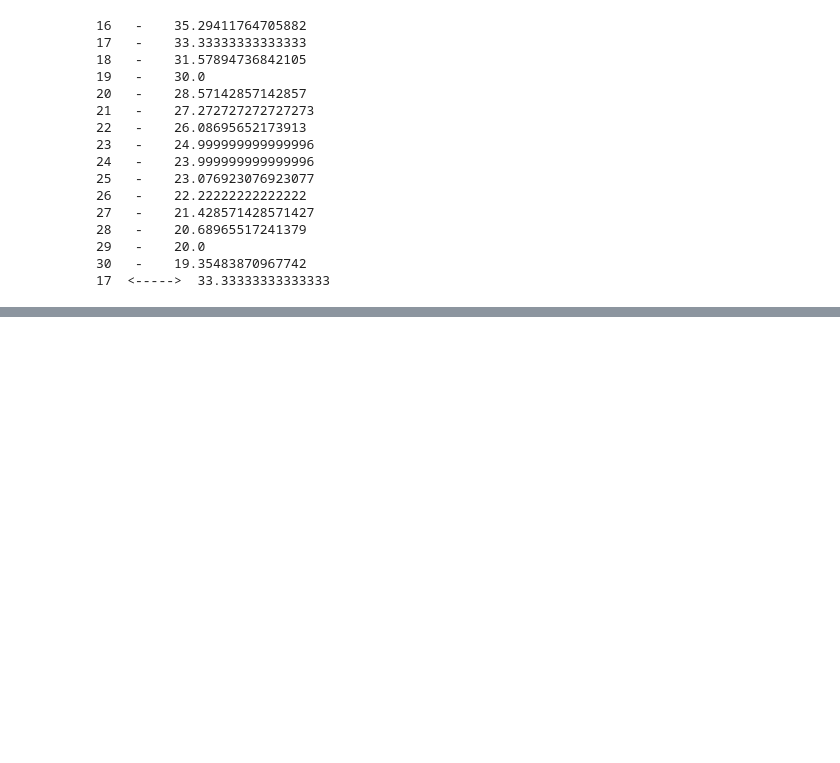
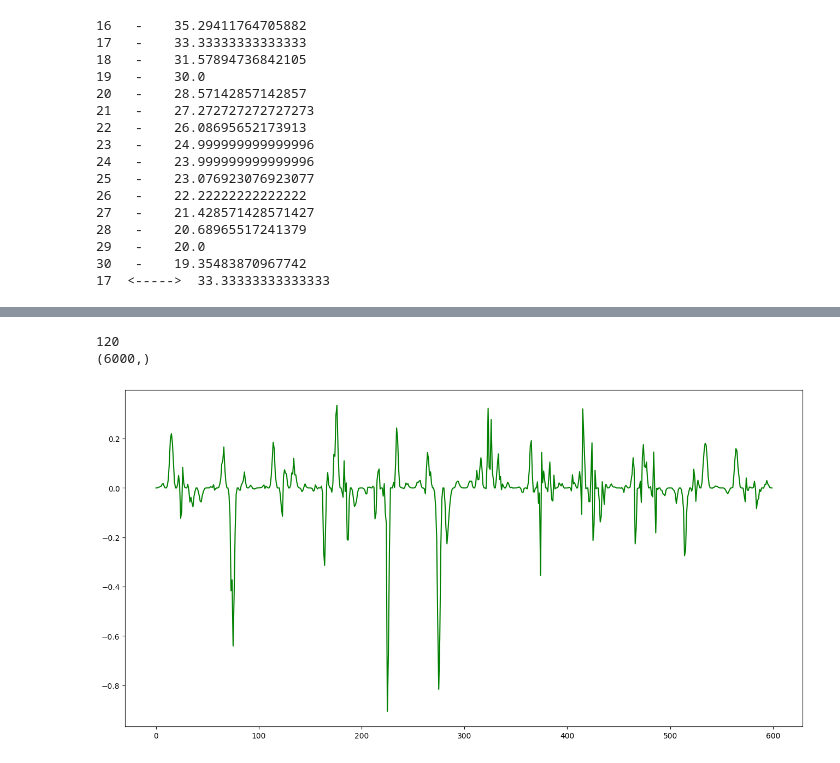
Before and after one commit to tqdinh/gensignal, a Jupyter notebook: VSProcessingFlow/VSProcessingV0.ipynb, the cells around one changed output, grey strips where cells are left out. Cells and saved outputs as stored; diff of their text form; code cells hidden in the pictures; blank space fills up the shorter version.

```diff
--- a/VSProcessingFlow/VSProcessingV0.ipynb
+++ b/VSProcessingFlow/VSProcessingV0.ipynb
@@ -338,0 +409,27 @@ plt.show()
+# %%
+#hanning window with 2.5~50 samples
+secondStartIndex=0
+secondHanningSize=50
+smoothedPhaseLen=len(smoothedPhase)
+
+secondHannigWindow=np.hanning(secondHanningSize)
+doubleSmoothPhase=np.empty(shape=(smoothedPhaseLen,))
+k=0
+while secondStartIndex+secondHanningSize<=smoothedPhaseLen:
+    secondWindow=smoothedPhase[secondStartIndex:secondStartIndex+secondHanningSize]
+    hanningSecondWindow= secondWindow*secondHannigWindow
+    doubleSmoothPhase[secondStartIndex:secondStartIndex+secondHanningSize] =hanningSecondWindow
+    secondStartIndex+=secondHanningSize
+    k+=1
+print(k)
+print(doubleSmoothPhase.shape)
+plt.figure(figsize=(16,8))
+# plt.plot(phaseArctan,color="blue")
+# plt.plot(smoothedPhase,color="red")
+plt.plot(doubleSmoothPhase[0:600],color="green")
+
+plt.show()
+# %% [output]
+120
+(6000,)
+[figure, added]
```
Also changed, not shown: parts of 7 cells of this notebook.
